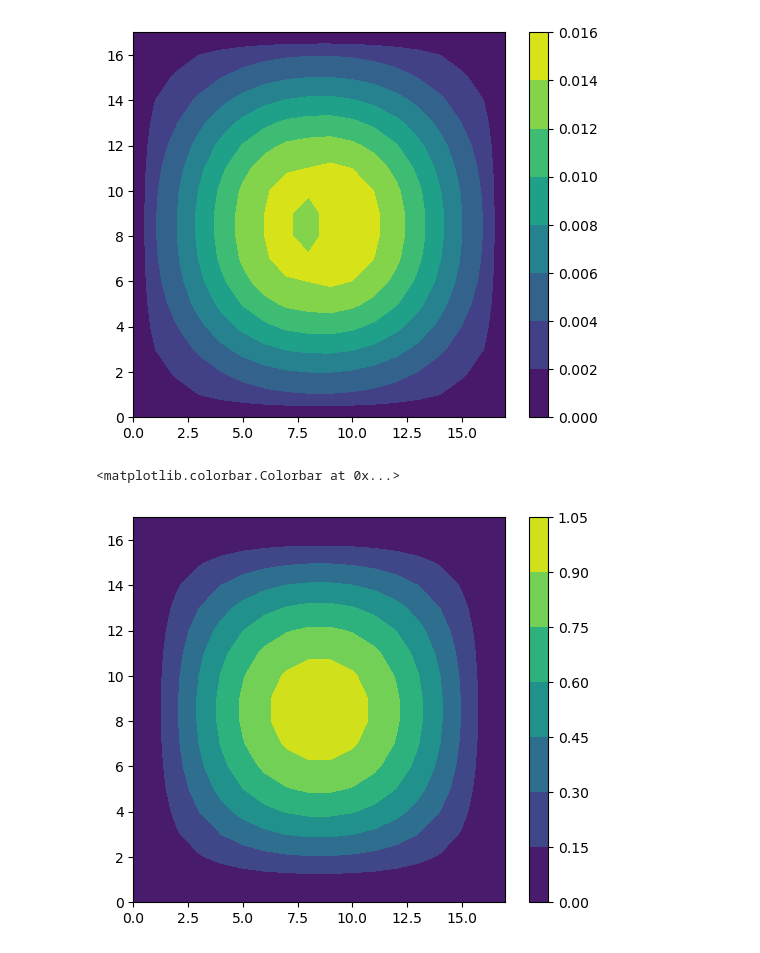
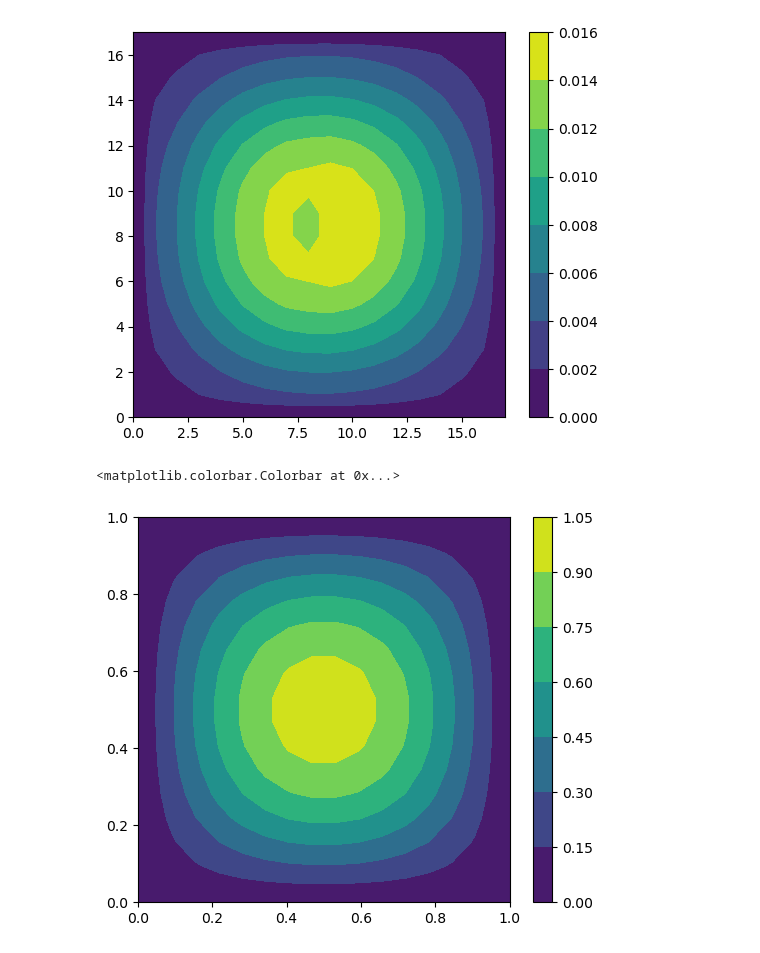
Before and after one commit to dontempty/PaScaL_TDMA_lab, a Jupyter notebook: examples_lab/lab.ipynb, the cells around one changed output. Cells and saved outputs as stored; diff of their text form; code cells hidden in the pictures.

```diff
--- a/examples_lab/lab.ipynb
+++ b/examples_lab/lab.ipynb
@@ -308,32 +310,34 @@ ny = 16
 dx = 1/nx
 dy = 1/ny
 
 x = np.zeros(nx+2)
 y = np.zeros(ny+2)
 for i in range(nx+2):
     if i==0:
         x[i] = 0
     elif i==nx+1:
         x[i] = 1
     else:
         x[i] = dx/2 + dx*(i-1)
 for j in range(ny+2):
     if j==0:
         y[j] = 0
     elif j==ny+1:
         y[j] = 1
     else:
         y[j] = dy/2 + dy*(j-1)
 
 exact_solution = np.zeros((ny+2, nx+2))
 
 for j in range(0, ny+2):
     for i in range(0, nx+2):
         exact_solution[j, i] = np.sin(np.pi * x[i]) * np.sin(np.pi * y[j])
 
+X, Y = np.meshgrid(x, y)
+
 plt.figure(figsize=(6, 5))
-plt.contourf(exact_solution)
+plt.contourf(X, Y, exact_solution)
 plt.colorbar()
 # %% [output]
 <matplotlib.colorbar.Colorbar at 0x...>
-[figure, old version]
+[figure, new version]
```
Also changed, not shown: parts of 1 cell of this notebook, 6 other files.
